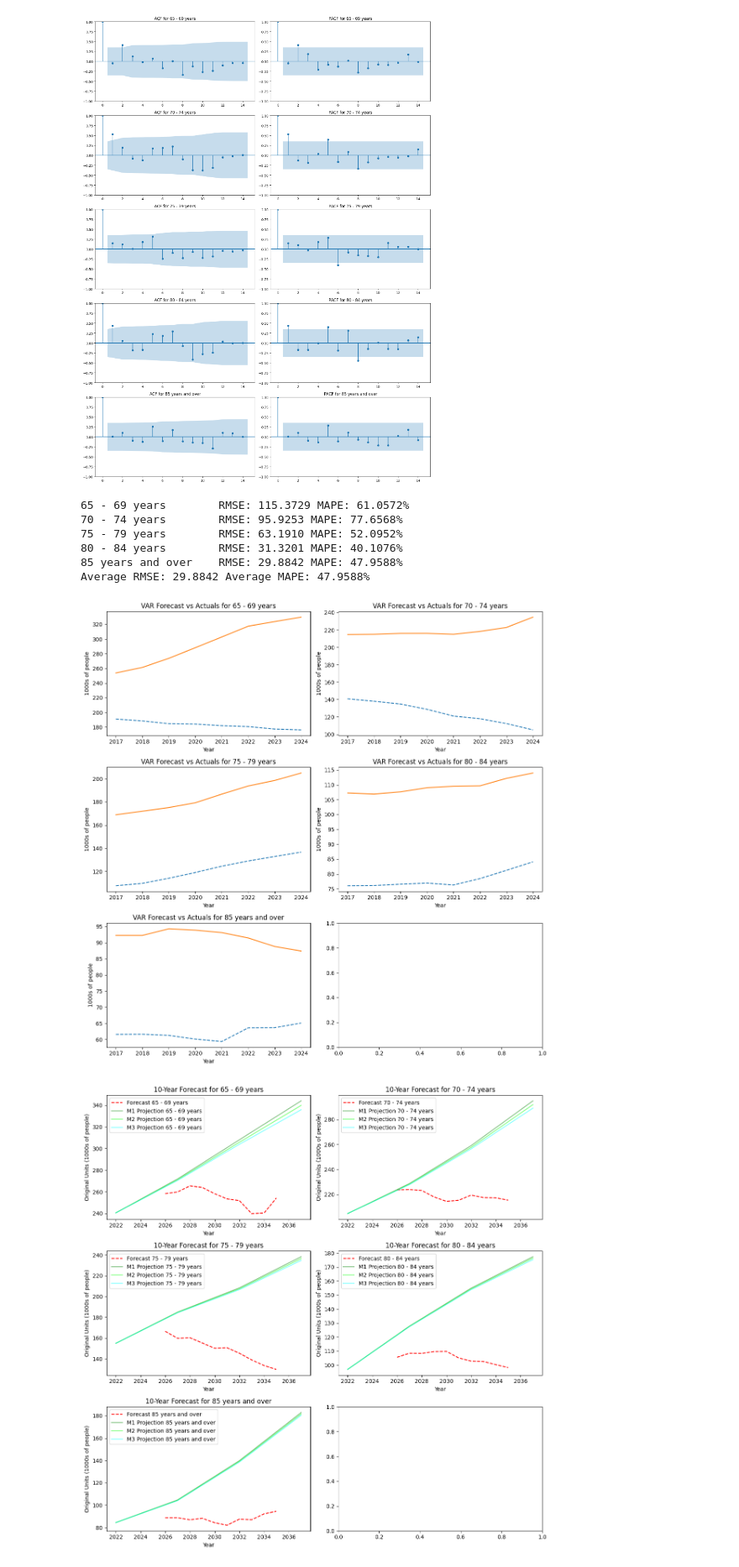
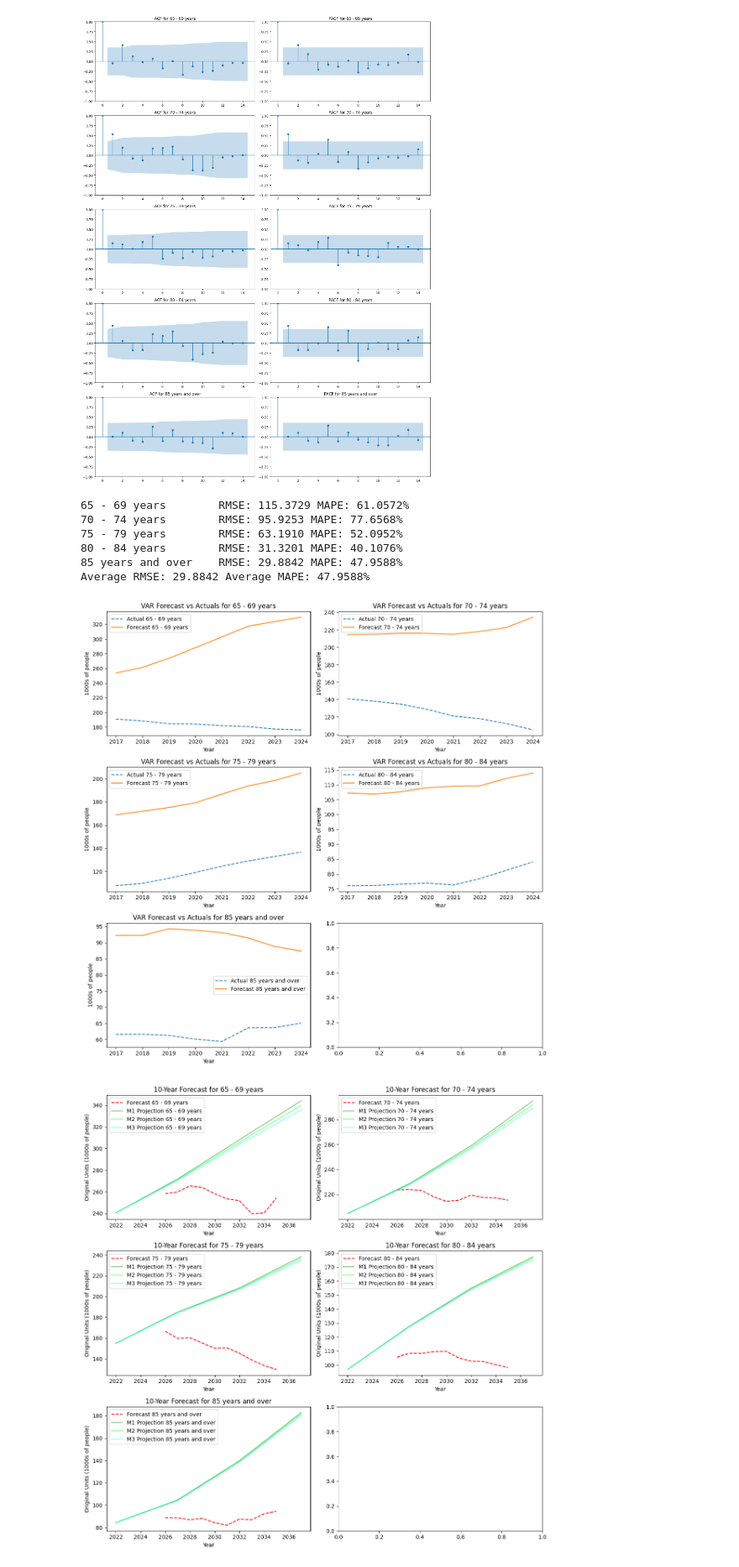
Before and after one commit to oOoOoOo0o/LM051-FYP, a Jupyter notebook: var/age-groups.ipynb, the cells around one changed output. Shown at 84% size. Cells and saved outputs as stored; diff of their text form; code cells hidden in the pictures.

```diff
--- a/var/age-groups.ipynb
+++ b/var/age-groups.ipynb
@@ -232,34 +232,35 @@ test_data = test_data_first_cumsum.cumsum() + df_selected_copy.iloc[:train_size]
 rmses = []
 mapes = []
 for column in test_data.columns:
     rmse = metrics.root_mean_squared_error(test_data[column], forecast_df[column])
     mape = metrics.mean_absolute_percentage_error(test_data[column], forecast_df[column]) * 100
     print(f'{column:20} RMSE: {rmse:.4f} MAPE: {mape:.4f}%')
     rmses.append(rmse)
     mapes.append(mape)
 
 print(f'Average RMSE: {np.mean(rmse):.4f} Average MAPE: {np.mean(mape):.4f}%')
 
 fig, axes = plt.subplots(3, 2, figsize=(12, 12))
 axes = axes.flatten()
 for idx, column in enumerate(selected_columns):
     ax = axes[idx]
     ax.plot(test_data.index, test_data[column], label=f"Actual {column}", linestyle='--')
     ax.plot(forecast_df.index, forecast_df[column], label=f"Forecast {column}")
 
     ax.set_xlabel('Year')
     ax.set_ylabel('1000s of people')
+    ax.legend()
     ax.set_title(f'VAR Forecast vs Actuals for {column}')
 plt.tight_layout()
 plt.show()
 # %% [output]
 65 - 69 years        RMSE: 115.3729 MAPE: 61.0572%
 70 - 74 years        RMSE: 95.9253 MAPE: 77.6568%
 75 - 79 years        RMSE: 63.1910 MAPE: 52.0952%
 80 - 84 years        RMSE: 31.3201 MAPE: 40.1076%
 85 years and over    RMSE: 29.8842 MAPE: 47.9588%
 Average RMSE: 29.8842 Average MAPE: 47.9588%
-[figure, old version]
+[figure, new version]
 # %%
 # Forecasting
 
```
Also changed, not shown: parts of 1 cell of this notebook.
